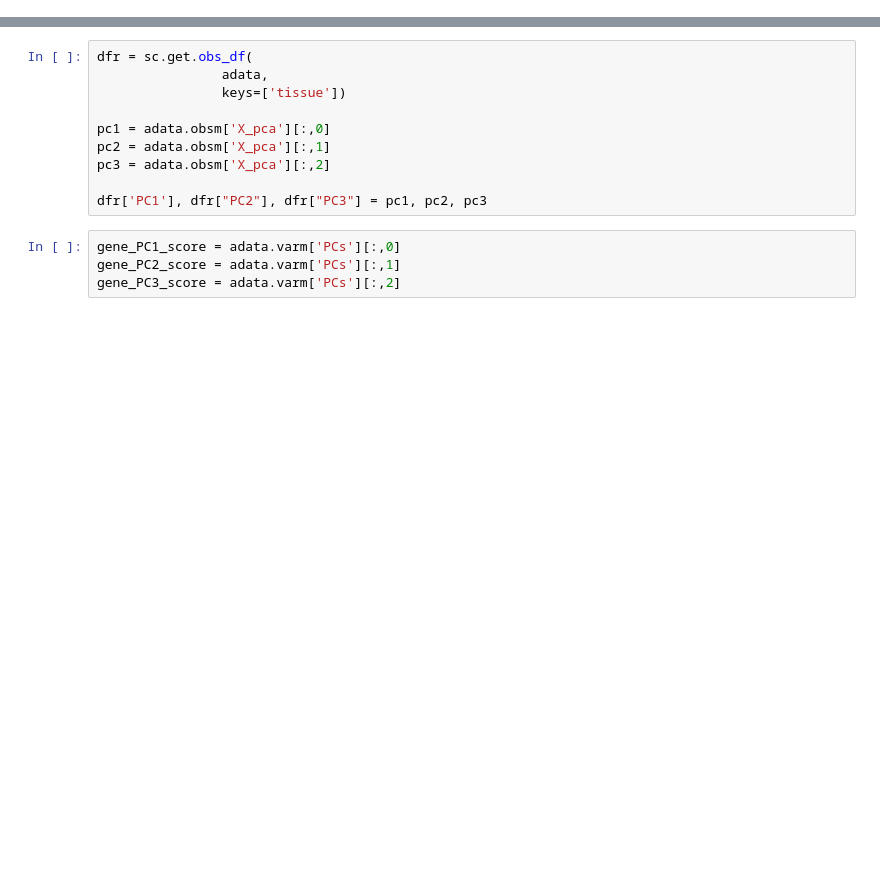
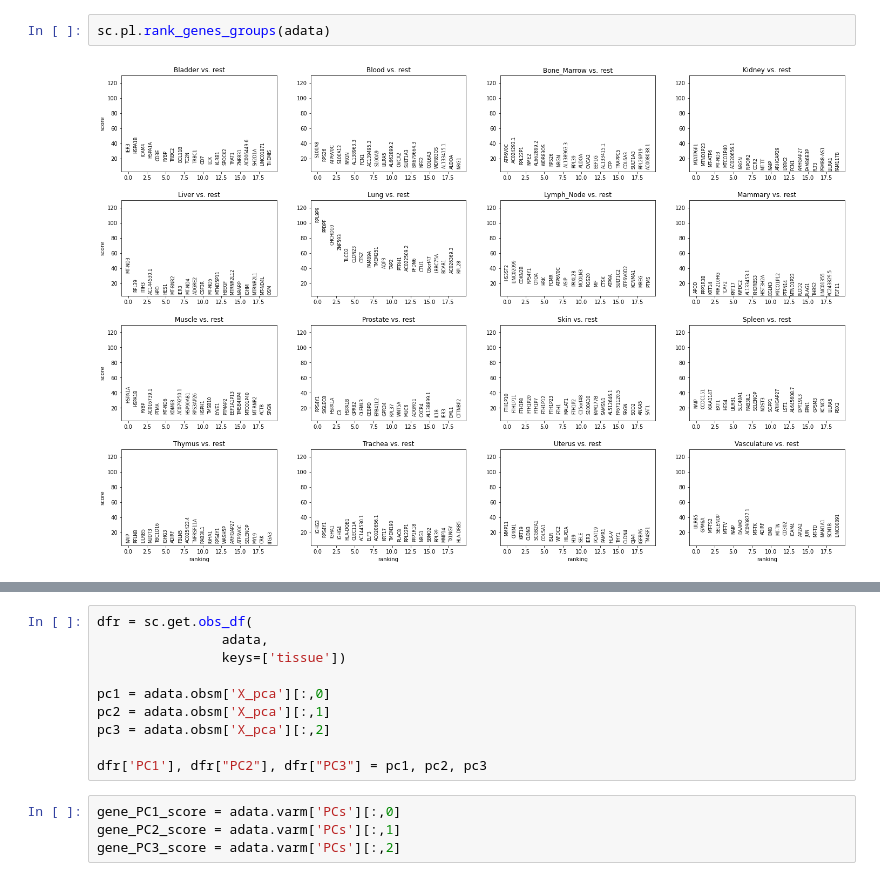
Before and after one commit to michael-swift/tsp-immune-analysis, a Jupyter notebook: notebooks/immune_signatures/nheatmap.ipynb, the cells around one changed output, grey strips where cells are left out. Saved outputs shown, nothing was run; the diff lists cells and outputs as text; blank space fills up the shorter version.

```diff
--- a/notebooks/immune_signatures/nheatmap.ipynb
+++ b/notebooks/immune_signatures/nheatmap.ipynb
@@ -90,0 +111,4 @@ sc.pl.pca_overview(adata, color = ['tissue'], projection = '2d', size = 3)
+# %%
+sc.pl.rank_genes_groups(adata)
+# %% [output]
+[figure, added]
```
Also changed, not shown: parts of 22 cells of this notebook, 10 other files.
